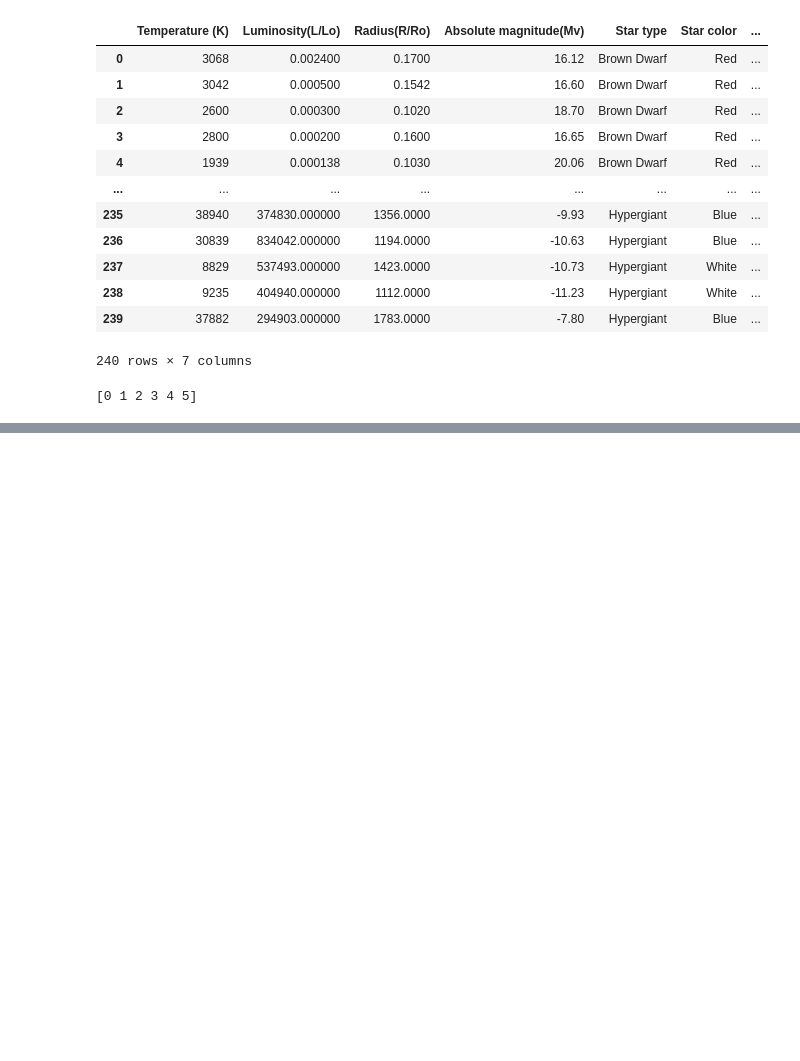
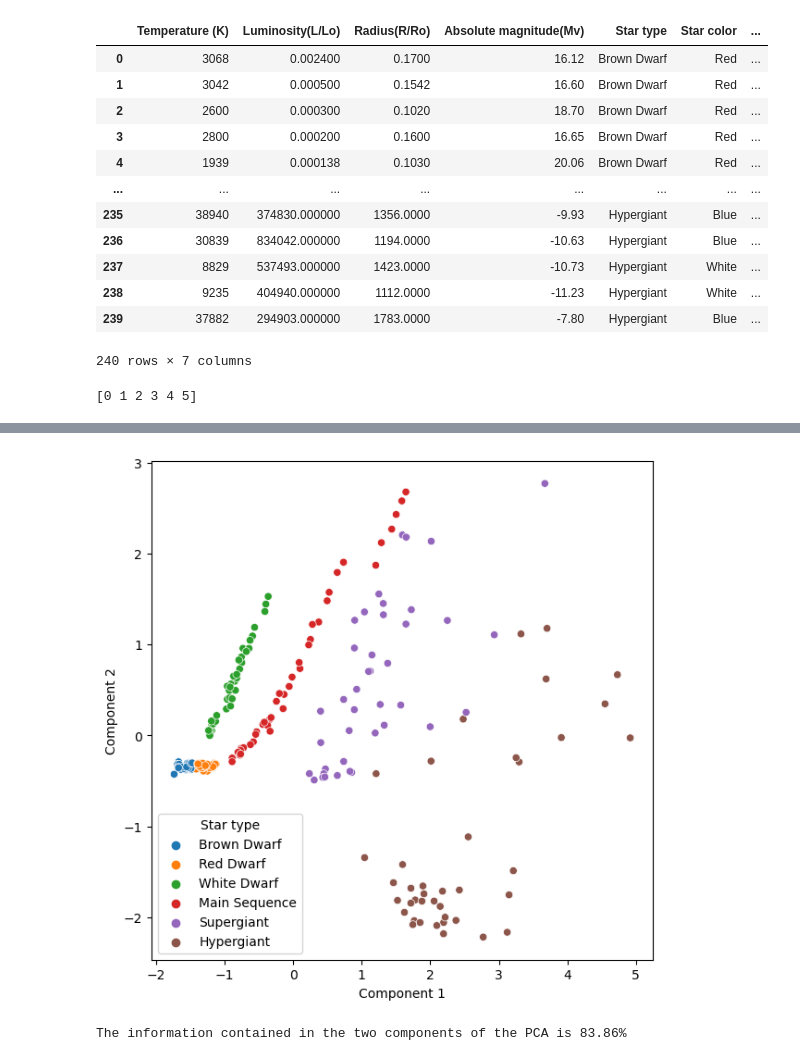
Before and after one commit to SimoneRestuccia/astrostatistics_bicocca_2024, a Jupyter notebook: working/L_15_01.ipynb, the cells around one changed output, grey strips where cells are left out. Drawn from its saved outputs; the diff is of its cells as text; code cells hidden in the pictures; blank space fills up the shorter version.

```diff
--- a/working/L_15_01.ipynb
+++ b/working/L_15_01.ipynb
@@ -47,0 +63,3 @@ print(class_names)
+# %%
+new_df_stars = df_stars.drop(columns=['Star color', 'Spectral Class', 'Star type'])
+new_df_stars
@@ -47,0 +80,15 @@ print(class_names)
+# %%
+X = np.array(new_df_stars)
+scaler = preprocessing.StandardScaler()
+X_scaler = scaler.fit_transform(X)
+# %%
+n_components=2
+pca = PCA(n_components)
+pca.fit(X_scaler)
+evals = pca.explained_variance_ratio_
+eigenvectors = np.asarray(pca.components_, dtype=float)
+# %%
+X_pca = pca.transform(X_scaler)
+df_pca = pd.DataFrame(data=X_pca, columns=['Component 1', 'Component 2'])
+df_pca.insert(2, 'Name', name)
+df_pca
@@ -47,0 +109,9 @@ print(class_names)
+# %%
+fig = plt.figure(figsize=(7, 7))
+sns.scatterplot(data=df_pca, x='Component 1', y='Component 2', hue=name);
+# %% [output]
+[figure, added]
+# %%
+print('The information contained in the two components of the PCA is %0.2f%%' %((evals[0]+evals[1])*100))
+# %% [output]
+The information contained in the two components of the PCA is 83.86%
```
Also changed, not shown: parts of 5 cells of this notebook.
